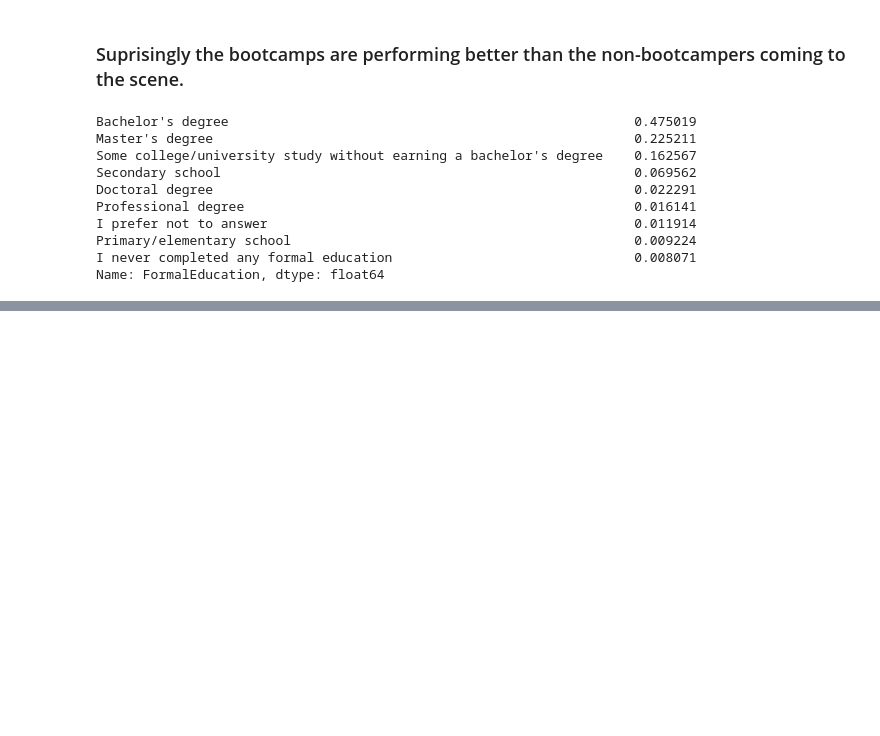
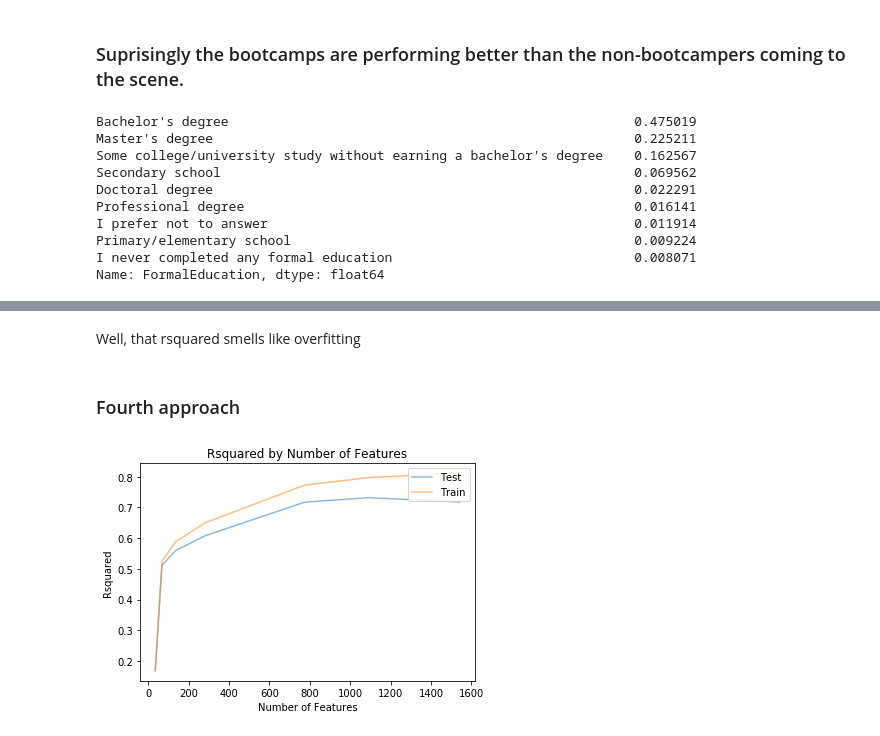
Before and after one commit to sousablde/StackOverflow-Dev-Survey-Data-Analysis, a Jupyter notebook: StackOverflow Dev Survey results.ipynb, the cells around one changed output, grey strips where cells are left out. Drawn from its saved outputs; the diff is of its cells as text; code cells hidden in the pictures; blank space fills up the shorter version.

```diff
--- a/StackOverflow Dev Survey results.ipynb
+++ b/StackOverflow Dev Survey results.ipynb
@@ -476,0 +924,12 @@ Name: FormalEducation, dtype: float64
+# %%
+#Dropping where the salary has missing values
+df  = df.dropna(subset=['Salary'], axis=0)
+
+#Pull a list of the column names of the categorical variables
+cat_df = df.select_dtypes(include=['object'])
+cat_cols_lst = cat_df.columns
+
+df_new = create_dummy_df(df, cat_cols_lst, dummy_na=False) #Use your newly created function
+
+# Show a header of df_new to check
+print(df_new.shape)
@@ -476,0 +1007,4 @@ Name: FormalEducation, dtype: float64
+# %% [markdown]
+Well, that rsquared smells like overfitting
+# %% [markdown]
+### Fourth approach
@@ -476,0 +1050,3 @@ Name: FormalEducation, dtype: float64
+# %%
+#Use the function to create X and y
+X, y = clean_data(df)
@@ -476,0 +1111,8 @@ Name: FormalEducation, dtype: float64
+# %%
+#cutoffs here pertains to the number of missing values allowed in the used columns.
+#Therefore, lower values for the cutoff provides more predictors in the model.
+cutoffs = [5000, 3500, 2500, 1000, 100, 50, 30, 25]
+
+r2_scores_test, r2_scores_train, lm_model, X_train, X_test, y_train, y_test = find_optimal_lm_mod(X, y, cutoffs)
+# %% [output]
+[figure, added]
```
Also changed, not shown: parts of 58 cells of this notebook, 3 other files.
